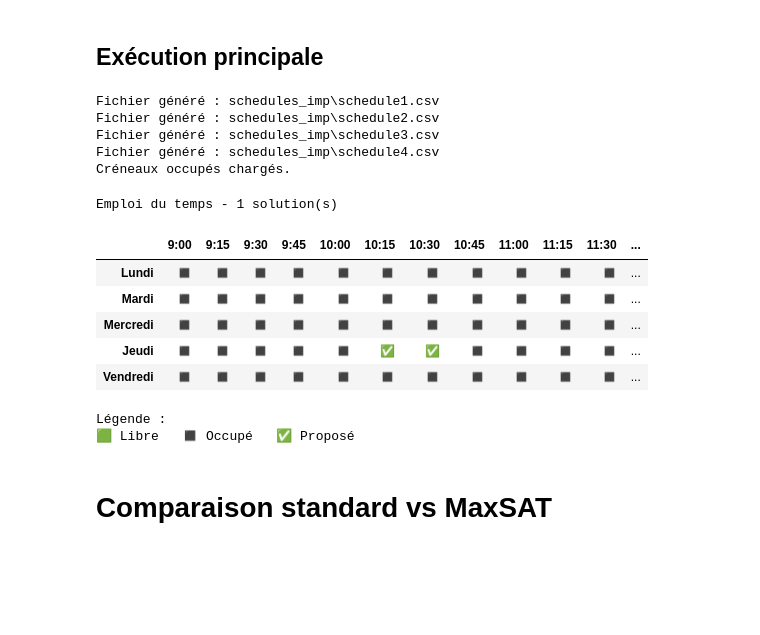
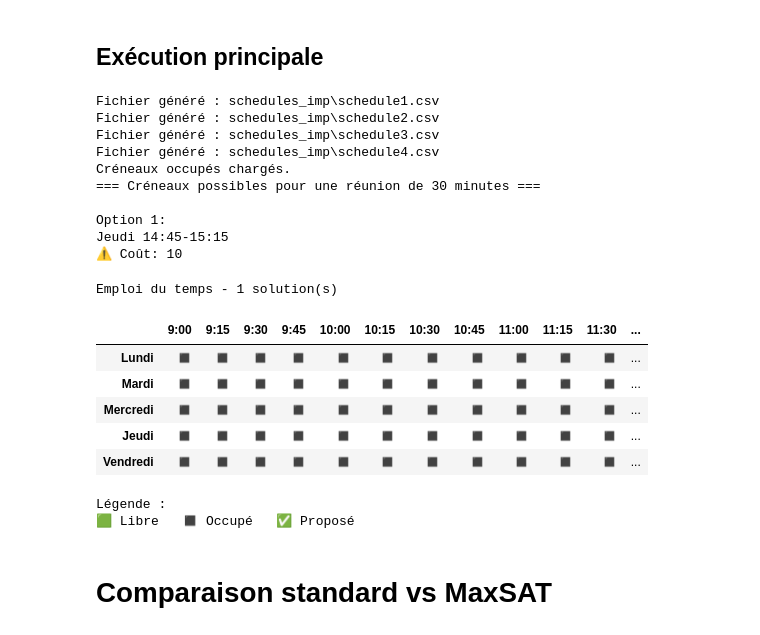
Before and after one commit to arijbrh/projet_CR, a Jupyter notebook: projet_with_imp.ipynb, the cells around one changed output. Saved outputs shown, nothing was run; the diff lists cells and outputs as text; code cells hidden in the pictures; blank space fills up the shorter version.

```diff
--- a/projet_with_imp.ipynb
+++ b/projet_with_imp.ipynb
@@ -53,7 +57,7 @@ HORAIRES = [
 ]
 
 def generer_schedules(nb_fichiers,n,dir):
-    """ Génère `nb_fichiers` emplois du temps aléatoires en CSV. """
+    """ Génère `nb_fichiers` emplois du temps aléatoires en CSV dans le dossier dir, avec n>= 1 si on prend en compte l'importance. """
 
     os.makedirs(dir, exist_ok=True)  # Créer le dossier s'il n'existe pas
 
@@ -960,31 +1006,37 @@ def resoudre_toutes_les_solutions_sat_max(clauses, Y_vars, emplois, jours, horai
 # %%
 # Géneration et lecture des emplois du temps
 clear_schedules_dir(SCHEDULES_IMP_DIR)
 generer_schedules(4,5, SCHEDULES_IMP_DIR)
 emplois, jours, horaires = lire_emplois_du_temps(SCHEDULES_IMP_DIR)
 print("Créneaux occupés chargés.")
 
 # Génération de la CNF en mémoire
 clauses, X_vars, Y_vars = generer_cnf_max(emplois, jours, horaires, DURATION, IMPORTANCE)
 
 # Résolution à l'aide d'un solver SAT (Glucose3)
 solutions = resoudre_toutes_les_solutions_sat_max(clauses, Y_vars, emplois, jours, horaires, DURATION)
 if solutions:
+    afficher_resultats_detailles(solutions, Y_vars, emplois, jours, horaires, DURATION)
     afficher_emploi_pro(solutions, Y_vars, emplois, jours, horaires, DURATION)
 else:
     print("Aucune solution trouvée.")
 # %% [output]
 Fichier généré : schedules_imp\schedule1.csv
 Fichier généré : schedules_imp\schedule2.csv
 Fichier généré : schedules_imp\schedule3.csv
 Fichier généré : schedules_imp\schedule4.csv
 Créneaux occupés chargés.
+=== Créneaux possibles pour une réunion de 30 minutes ===
+
+Option 1:
+Jeudi 14:45-15:15
+⚠️ Coût: 10
 Emploi du temps - 1 solution(s)
 |  | 9:00 | 9:15 | 9:30 | 9:45 | 10:00 | 10:15 | 10:30 | 10:45 | 11:00 | 11:15 | 11:30 | ... |
 | Lundi | ◼ | ◼ | ◼ | ◼ | ◼ | ◼ | ◼ | ◼ | ◼ | ◼ | ◼ | ... |
 | Mardi | ◼ | ◼ | ◼ | ◼ | ◼ | ◼ | ◼ | ◼ | ◼ | ◼ | ◼ | ... |
 | Mercredi | ◼ | ◼ | ◼ | ◼ | ◼ | ◼ | ◼ | ◼ | ◼ | ◼ | ◼ | ... |
-| Jeudi | ◼ | ◼ | ◼ | ◼ | ◼ | ✅ | ✅ | ◼ | ◼ | ◼ | ◼ | ... |
+| Jeudi | ◼ | ◼ | ◼ | ◼ | ◼ | ◼ | ◼ | ◼ | ◼ | ◼ | ◼ | ... |
 | Vendredi | ◼ | ◼ | ◼ | ◼ | ◼ | ◼ | ◼ | ◼ | ◼ | ◼ | ◼ | ... |
 Légende :
 🟩 Libre   ◼ Occupé   ✅ Proposé
```
Also changed, not shown: parts of 18 cells of this notebook, 12 other files.
